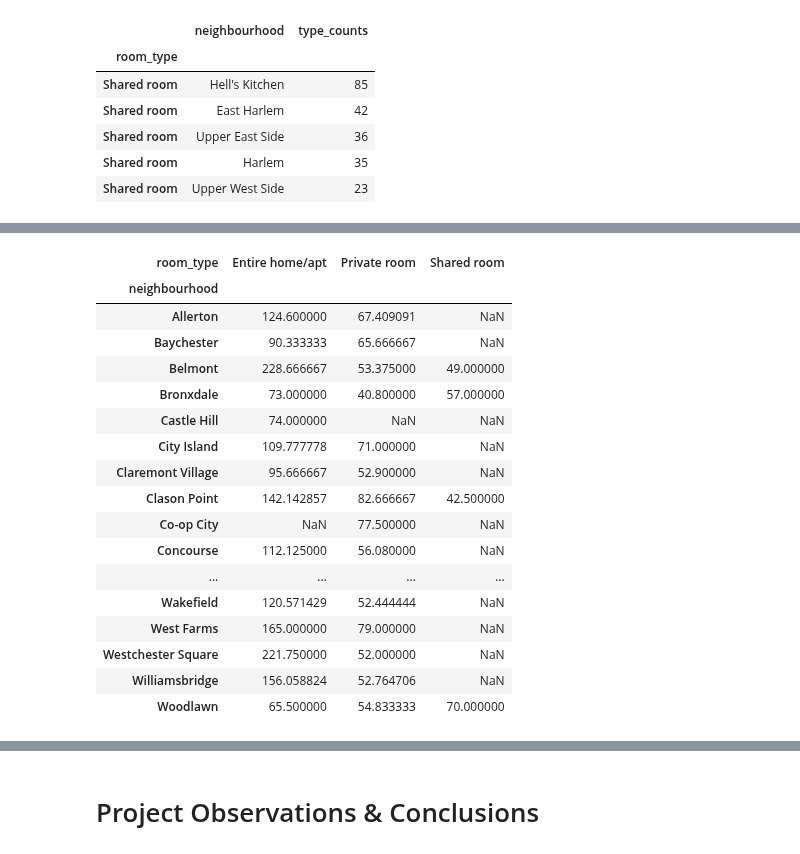
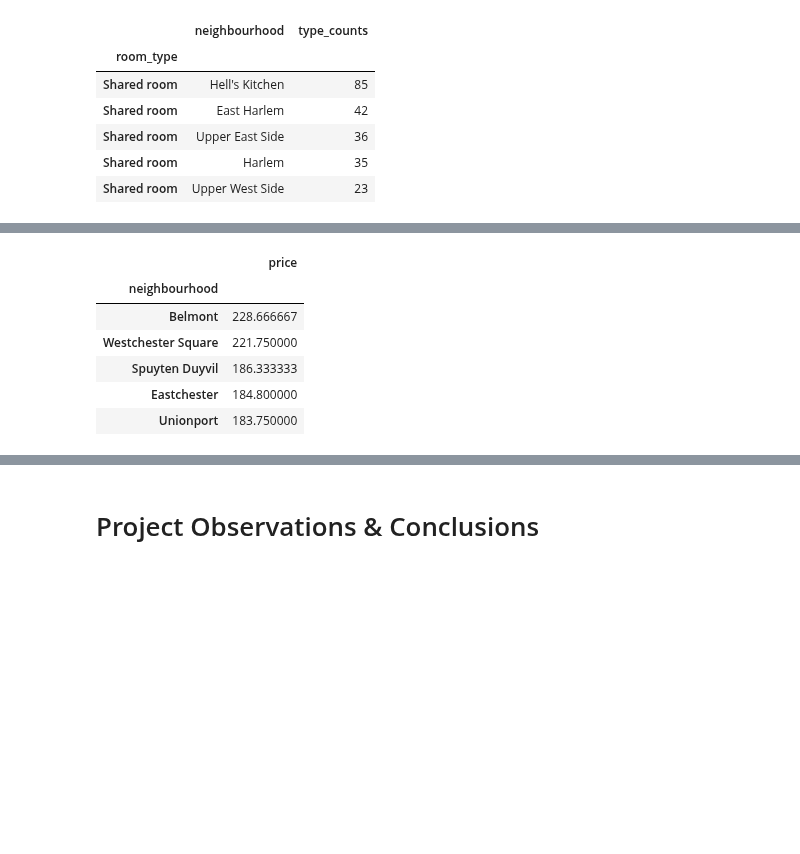
Before and after one commit to mjknj18/2019-NYC-Airbnb-Property-Data-Analysis, a Jupyter notebook: 2019_NYC_Airbnb_Property_Data_Analysis_Main.ipynb, the cells around one changed output, grey strips where cells are left out. Drawn from its saved outputs; the diff is of its cells as text; code cells hidden in the pictures; blank space fills up the shorter version.

```diff
--- a/2019_NYC_Airbnb_Property_Data_Analysis_Main.ipynb
+++ b/2019_NYC_Airbnb_Property_Data_Analysis_Main.ipynb
@@ -395,34 +496,23 @@ price_df
 # %%
 #isolating one borough - Bronx
 average_price_bronx = price_df.loc["Bronx"]
 average_price_bronx = average_price_bronx.reset_index()
 average_price_bronx.drop("neighbourhood_group", axis=1, inplace=True)
 
+#regroup by room type so that I can separate the dataframes based on room type later on
+#also display this groupby by using the mean function for price
 bronx_price_grouped = average_price_bronx.groupby(["room_type", "neighbourhood", ])
 bronx_average_price = bronx_price_grouped.mean()
 
+#breakdown the bronx data into one room type - entire home/apt - and display top 5 neighborhoods
 bronx_price_sorted = bronx_average_price.sort_values(["room_type", "price"], ascending = [True, False])
-#bronx_price_sorted
-
-bronx_price_sorted = bronx_price_sorted.reset_index()
-bronx_price_pivot = bronx_price_sorted.pivot(index="neighbourhood", columns="room_type", values="price")
-bronx_price_pivot
+bronx_high_entirehome = bronx_price_sorted.loc["Entire home/apt"]
+bronx_high_entirehome.head()
 # %% [output]
-| room_type | Entire home/apt | Private room | Shared room |
-| neighbourhood |  |  |  |
-| Allerton | 124.600000 | 67.409091 | NaN |
-| Baychester | 90.333333 | 65.666667 | NaN |
-| Belmont | 228.666667 | 53.375000 | 49.000000 |
-| Bronxdale | 73.000000 | 40.800000 | 57.000000 |
-| Castle Hill | 74.000000 | NaN | NaN |
-| City Island | 109.777778 | 71.000000 | NaN |
-| Claremont Village | 95.666667 | 52.900000 | NaN |
-| Clason Point | 142.142857 | 82.666667 | 42.500000 |
-| Co-op City | NaN | 77.500000 | NaN |
-| Concourse | 112.125000 | 56.080000 | NaN |
-| ... | ... | ... | ... |
-| Wakefield | 120.571429 | 52.444444 | NaN |
-| West Farms | 165.000000 | 79.000000 | NaN |
-| Westchester Square | 221.750000 | 52.000000 | NaN |
-| Williamsbridge | 156.058824 | 52.764706 | NaN |
-| Woodlawn | 65.500000 | 54.833333 | 70.000000 |
+|  | price |
+| neighbourhood |  |
+| Belmont | 228.666667 |
+| Westchester Square | 221.750000 |
+| Spuyten Duyvil | 186.333333 |
+| Eastchester | 184.800000 |
+| Unionport | 183.750000 |
```
Also changed, not shown: parts of 60 cells of this notebook.
